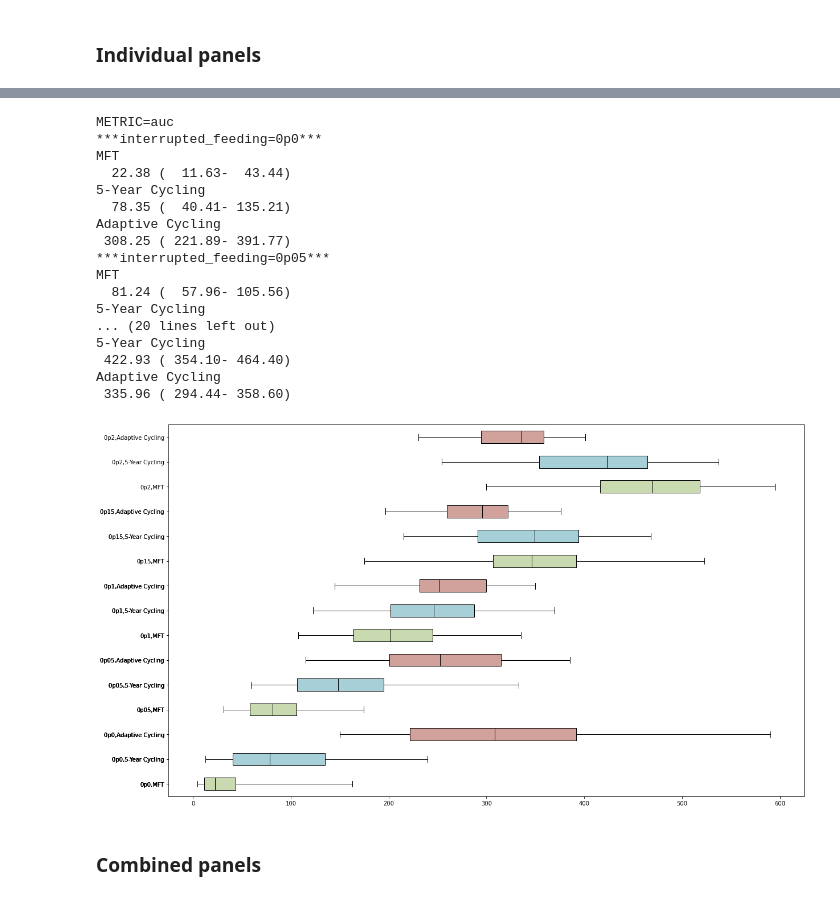
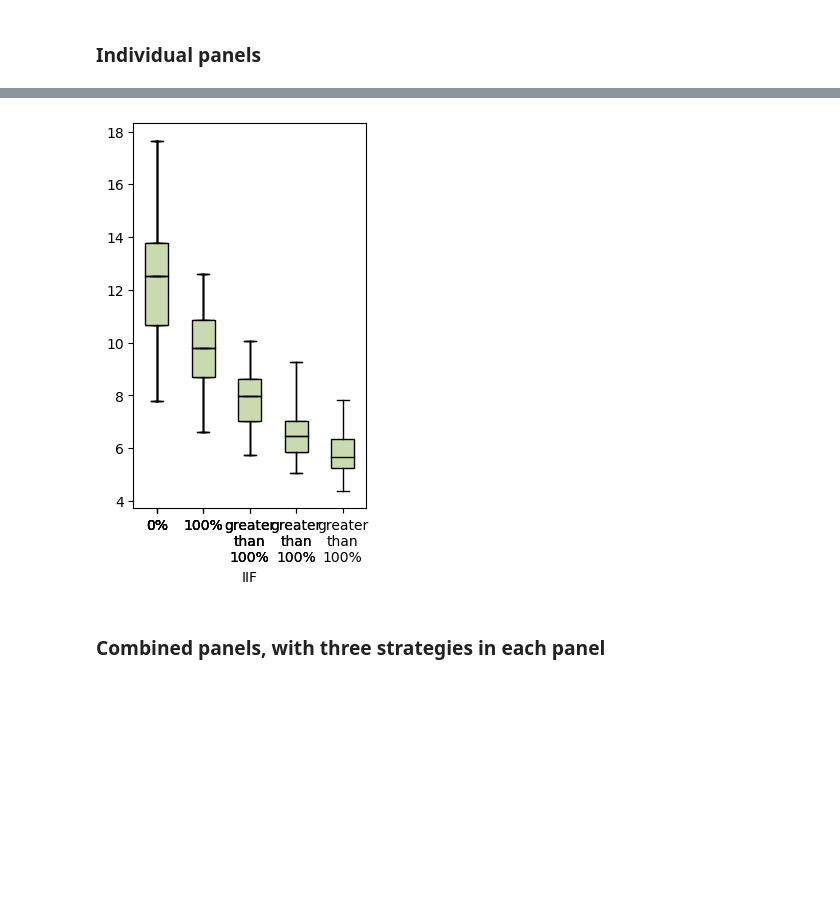
Before and after one commit to bonilab/malariaibm-interrupted-feeding-and-recombination, a Jupyter notebook: iif_analysis/Main_Plotting_Script.ipynb, the cells around one changed output, grey strips where cells are left out. Saved outputs shown, nothing was run; the diff lists cells and outputs as text; code cells hidden in the pictures; blank space fills up the shorter version.

```diff
--- a/iif_analysis/Main_Plotting_Script.ipynb
+++ b/iif_analysis/Main_Plotting_Script.ipynb
@@ -285,32 +374,21 @@ Adaptive Cycling
-# %%
-plt.rcParams['figure.figsize'] = [20, 12]
-fig, ax = plt.subplots()
-fig.patch.set_facecolor('white')
-plot_one_set_alias_across_iif_settings(
-  ax,
-  filtered_df,
-  TARGETED_TYPE1_TRI_LIST,
-  'auc',
-  verbose='on'
-)
-# %% [output]
-METRIC=auc
-***interrupted_feeding=0p0***
-MFT
-  22.38 (  11.63-  43.44)
-5-Year Cycling
-  78.35 (  40.41- 135.21)
-Adaptive Cycling
- 308.25 ( 221.89- 391.77)
-***interrupted_feeding=0p05***
-MFT
-  81.24 (  57.96- 105.56)
-5-Year Cycling
-... (20 lines left out)
-5-Year Cycling
- 422.93 ( 354.10- 464.40)
-Adaptive Cycling
- 335.96 ( 294.44- 358.60)
-[figure, removed]
+# %%
+# one strategy selected, vertical box plot
+plt.rcParams['text.usetex'] = False
+plt.rcParams['figure.figsize'] = [3,5]
+fig, ax = plt.subplots()
+fig.patch.set_facecolor('white')
+ax.set_xlabel('IIF')
+# ax.set_ylabel(r'$T_{1%}$')
+plot_one_set_alias_across_iif_settings(
+  ax,
+  filtered_df,
+  ALL_TARGETED_5_TYPES_SET,
+  OutcomeMetricOption.T_UNTIL_1_PERCENT_IN_20_YR_SETTING,
+  strategy_selection=StrategyOption.MFT,
+  pfpr_setting='5%',
+  bxp_vert=True
+)
+# %% [output]
+[figure, added]
 # %% [markdown]
-### Combined panels
+### Combined panels, with three strategies in each panel
```
Also changed, not shown: parts of 30 cells of this notebook.
